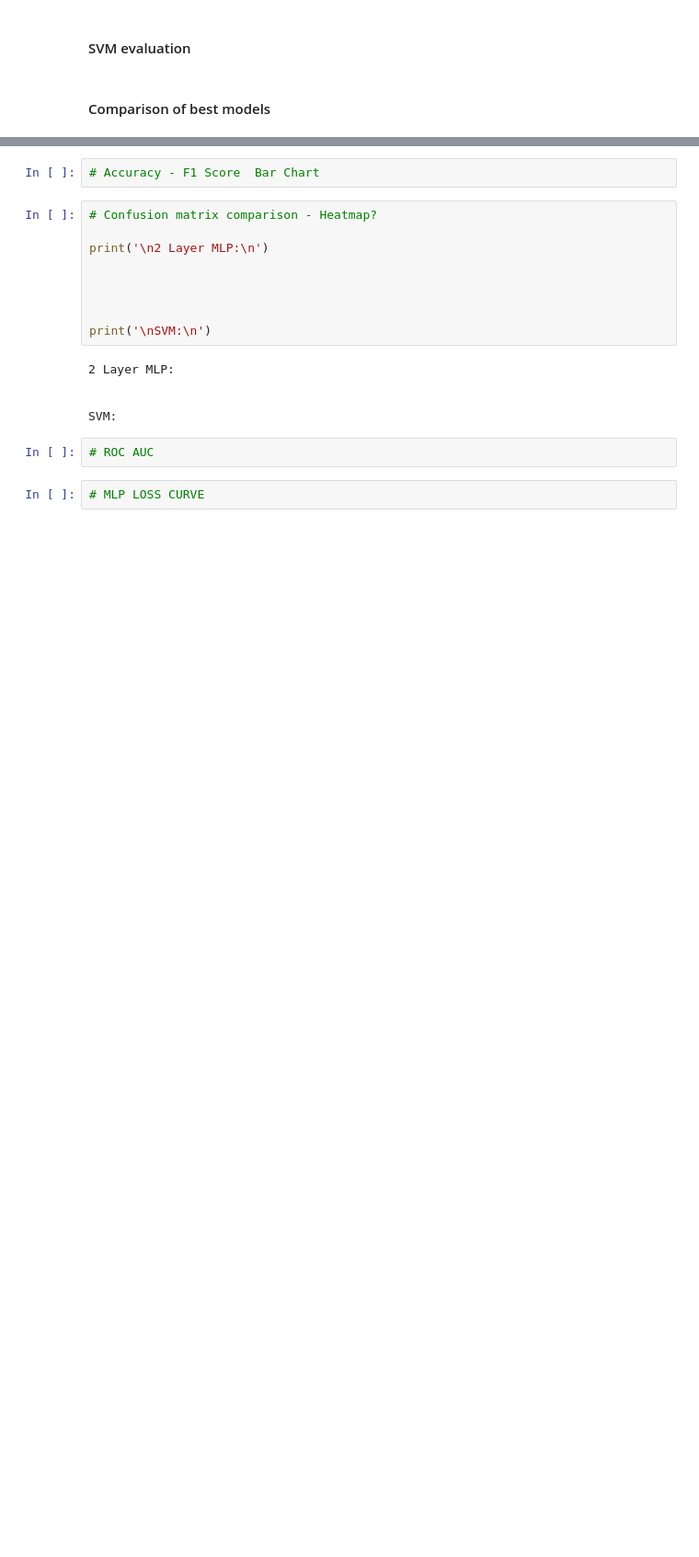
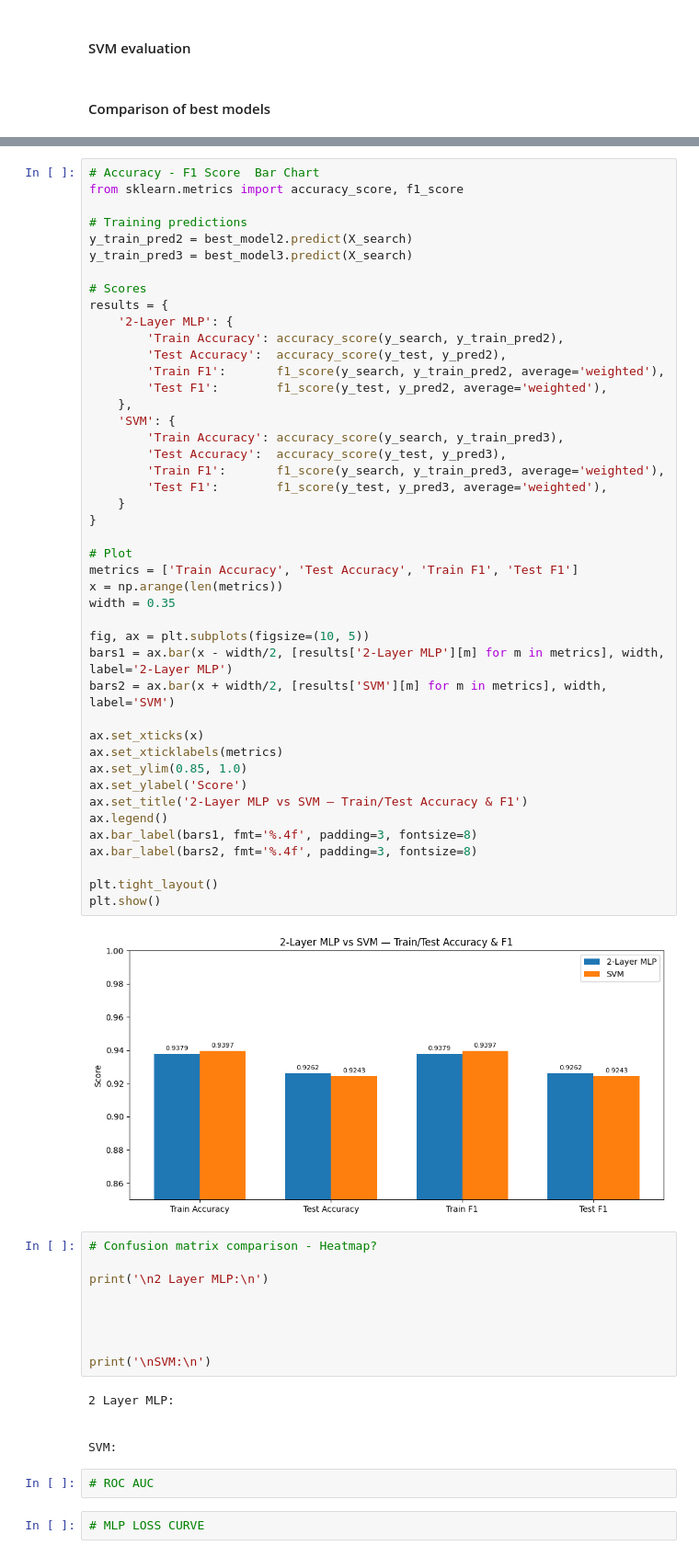
Before and after one commit to JoshNarindra/NECO_Proj, a Jupyter notebook: NECO_project.ipynb, the cells around one changed output, grey strips where cells are left out. Shown at 92% size. Cells and saved outputs as stored; diff of their text form; blank space fills up the shorter version.

```diff
--- a/NECO_project.ipynb
+++ b/NECO_project.ipynb
@@ -895,5 +907,49 @@ plt.show()
 # %%
 # Accuracy - F1 Score  Bar Chart
+from sklearn.metrics import accuracy_score, f1_score
+
+# Training predictions
+y_train_pred2 = best_model2.predict(X_search)
+y_train_pred3 = best_model3.predict(X_search)
+
+# Scores
+results = {
+    '2-Layer MLP': {
+        'Train Accuracy': accuracy_score(y_search, y_train_pred2),
+        'Test Accuracy':  accuracy_score(y_test, y_pred2),
+        'Train F1':       f1_score(y_search, y_train_pred2, average='weighted'),
+        'Test F1':        f1_score(y_test, y_pred2, average='weighted'),
+    },
+    'SVM': {
+        'Train Accuracy': accuracy_score(y_search, y_train_pred3),
+        'Test Accuracy':  accuracy_score(y_test, y_pred3),
+        'Train F1':       f1_score(y_search, y_train_pred3, average='weighted'),
+        'Test F1':        f1_score(y_test, y_pred3, average='weighted'),
+    }
+}
+
+# Plot
+metrics = ['Train Accuracy', 'Test Accuracy', 'Train F1', 'Test F1']
+x = np.arange(len(metrics))
+width = 0.35
+
+fig, ax = plt.subplots(figsize=(10, 5))
+bars1 = ax.bar(x - width/2, [results['2-Layer MLP'][m] for m in metrics], width, label='2-Layer MLP')
+bars2 = ax.bar(x + width/2, [results['SVM'][m] for m in metrics], width, label='SVM')
+
+ax.set_xticks(x)
+ax.set_xticklabels(metrics)
+ax.set_ylim(0.85, 1.0)
+ax.set_ylabel('Score')
+ax.set_title('2-Layer MLP vs SVM — Train/Test Accuracy & F1')
+ax.legend()
+ax.bar_label(bars1, fmt='%.4f', padding=3, fontsize=8)
+ax.bar_label(bars2, fmt='%.4f', padding=3, fontsize=8)
+
+plt.tight_layout()
+plt.show()
+# %% [output]
+[figure, added]
 # %%
 # Confusion matrix comparison - Heatmap?
 
```
Also changed, not shown: parts of 7 cells of this notebook, 1 other file.
